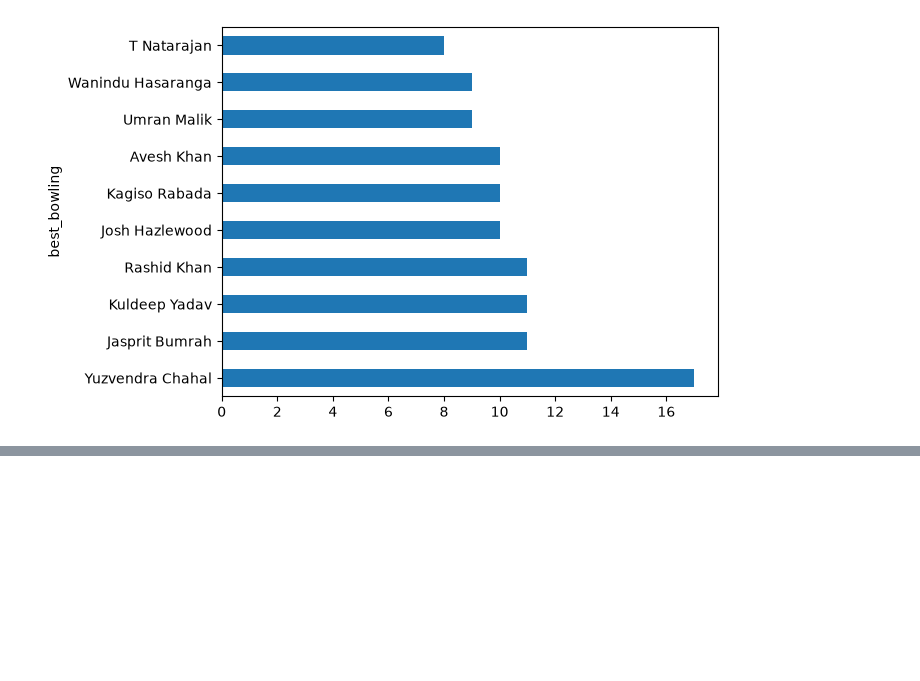
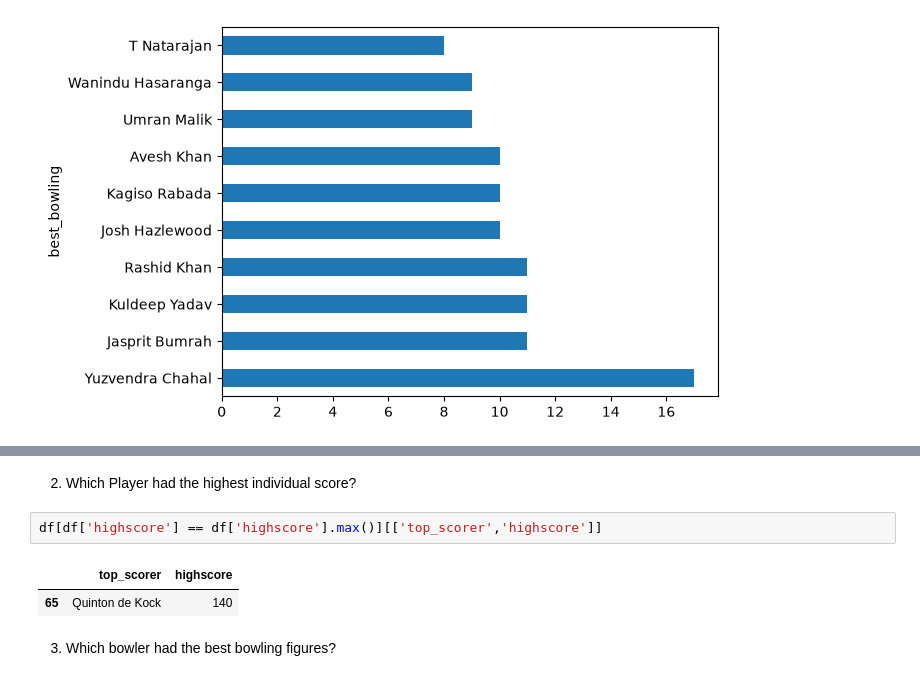
Before and after one commit to C4naryS0ck/vibrant-numbers, a Jupyter notebook: IPL_capstone_project.ipynb, the cells around one changed output, grey strips where cells are left out. Drawn from its saved outputs; the diff is of its cells as text; blank space fills up the shorter version.

```diff
--- a/IPL_capstone_project.ipynb
+++ b/IPL_capstone_project.ipynb
@@ -156,0 +185,9 @@ top_bowlers.plot(kind='barh')
+# %% [markdown]
+2. Which Player had the highest individual score?
+# %%
+df[df['highscore'] == df['highscore'].max()][['top_scorer','highscore']]
+# %% [output]
+|  | top_scorer | highscore |
+| 65 | Quinton de Kock | 140 |
+# %% [markdown]
+3. Which bowler had the best bowling figures?
```
Also changed, not shown: parts of 8 cells of this notebook.
